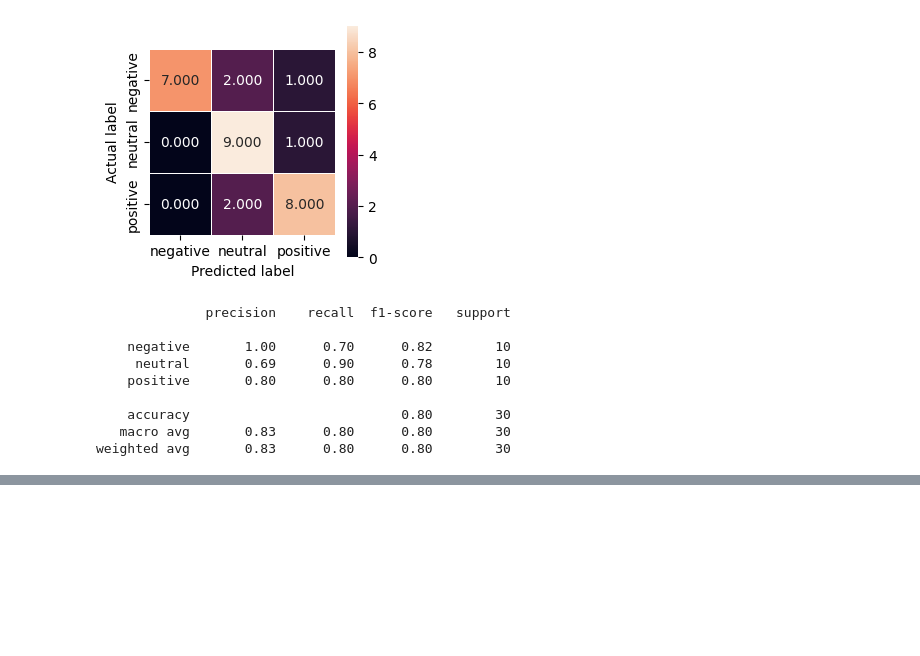
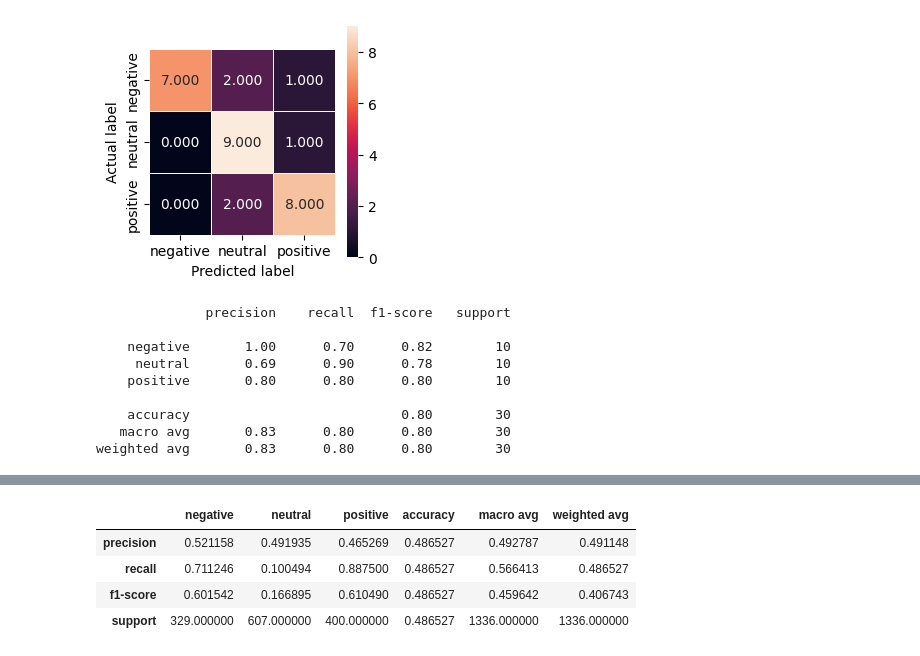
Before and after one commit to timgutberlet/Error-Analysis-with-LLMs, a Jupyter notebook: Sentiment Analysis/evaluation.ipynb, the cells around one changed output, grey strips where cells are left out. Drawn from its saved outputs; the diff is of its cells as text; code cells hidden in the pictures; blank space fills up the shorter version.

```diff
--- a/Sentiment Analysis/evaluation.ipynb
+++ b/Sentiment Analysis/evaluation.ipynb
@@ -55,0 +73,8 @@ multiclass_eval(MODEL, PROMPT_NAME, df_data)
+# %%
+df_eval.head()
+# %% [output]
+|  | negative | neutral | positive | accuracy | macro avg | weighted avg |
+| precision | 0.521158 | 0.491935 | 0.465269 | 0.486527 | 0.492787 | 0.491148 |
+| recall | 0.711246 | 0.100494 | 0.887500 | 0.486527 | 0.566413 | 0.486527 |
+| f1-score | 0.601542 | 0.166895 | 0.610490 | 0.486527 | 0.459642 | 0.406743 |
+| support | 329.000000 | 607.000000 | 400.000000 | 0.486527 | 1336.000000 | 1336.000000 |
```
Also changed, not shown: parts of 5 cells of this notebook, 8 other files.
